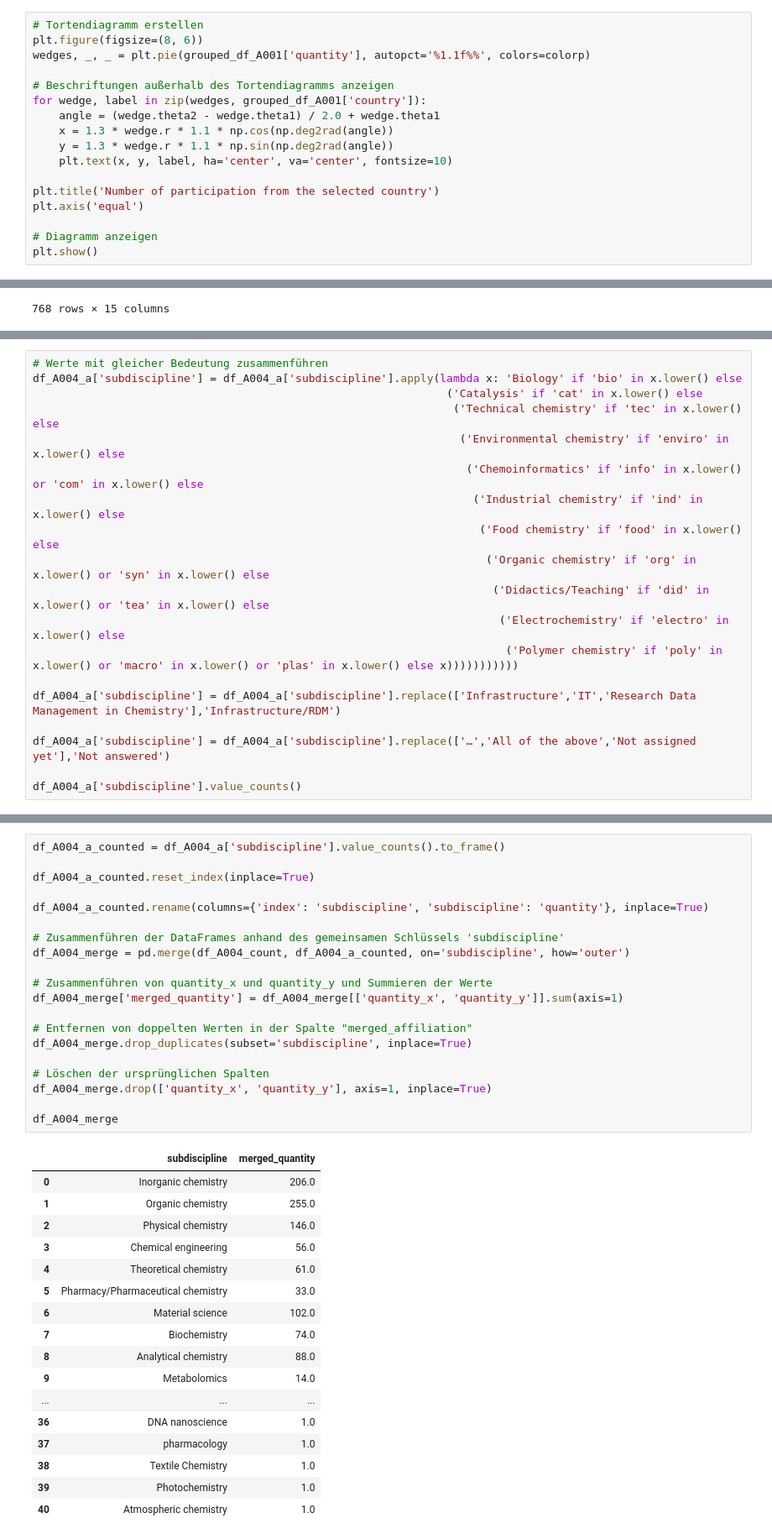
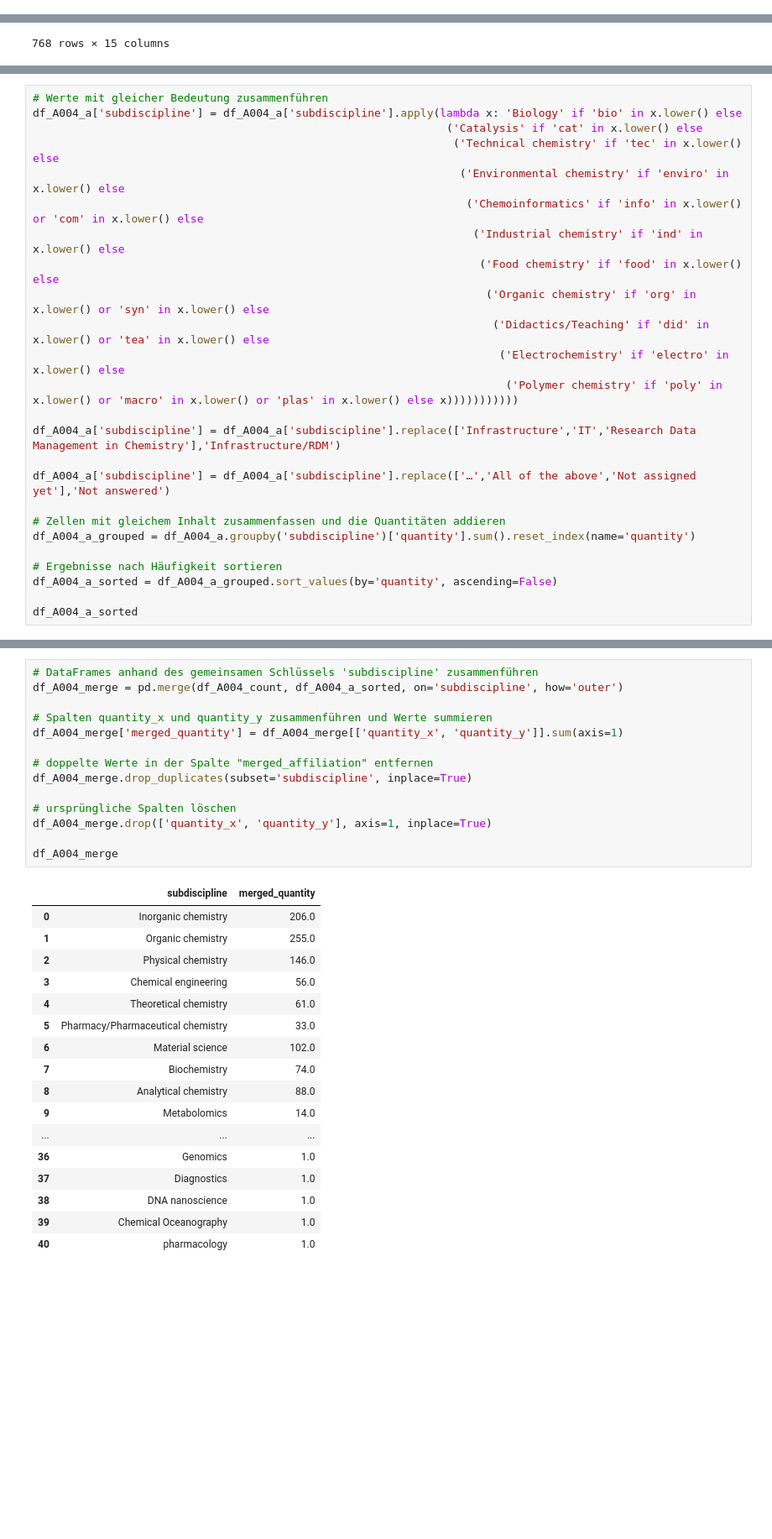
Before and after one commit to DanielaACUB/2022.2023_Data_Librarian_Daniela_Hausen, a Jupyter notebook: Modul_6/General Information - Auswertung der Community-Umfrage von NFDI4Chem (2023).ipynb, the cells around one changed output, grey strips where cells are left out. Shown at 84% size. Cells and saved outputs as stored; diff of their text form; blank space fills up the shorter version.

```diff
--- a/Modul_6/General Information - Auswertung der Community-Umfrage von NFDI4Chem (2023).ipynb
+++ b/Modul_6/General Information - Auswertung der Community-Umfrage von NFDI4Chem (2023).ipynb
@@ -402,17 +336,0 @@ plt.show()
-# %%
-# Tortendiagramm erstellen
-plt.figure(figsize=(8, 6))
-wedges, _, _ = plt.pie(grouped_df_A001['quantity'], autopct='%1.1f%%', colors=colorp)
-
-# Beschriftungen außerhalb des Tortendiagramms anzeigen
-for wedge, label in zip(wedges, grouped_df_A001['country']):
-    angle = (wedge.theta2 - wedge.theta1) / 2.0 + wedge.theta1
-    x = 1.3 * wedge.r * 1.1 * np.cos(np.deg2rad(angle))
-    y = 1.3 * wedge.r * 1.1 * np.sin(np.deg2rad(angle))
-    plt.text(x, y, label, ha='center', va='center', fontsize=10)
-
-plt.title('Number of participation from the selected country')
-plt.axis('equal')
-
-# Diagramm anzeigen
-plt.show()
@@ -1344,5 +1114,11 @@ df_A004_a['subdiscipline'] = df_A004_a['subdiscipline'].replace(['Infrastructure
 
 df_A004_a['subdiscipline'] = df_A004_a['subdiscipline'].replace(['…','All of the above','Not assigned yet'],'Not answered')
 
-df_A004_a['subdiscipline'].value_counts()
+# Zellen mit gleichem Inhalt zusammenfassen und die Quantitäten addieren
+df_A004_a_grouped = df_A004_a.groupby('subdiscipline')['quantity'].sum().reset_index(name='quantity')
+
+# Ergebnisse nach Häufigkeit sortieren
+df_A004_a_sorted = df_A004_a_grouped.sort_values(by='quantity', ascending=False)
+
+df_A004_a_sorted
 # %% [output]
@@ -1366,39 +1142,33 @@ Name: subdiscipline, dtype: int64
 # %%
-df_A004_a_counted = df_A004_a['subdiscipline'].value_counts().to_frame()
+# DataFrames anhand des gemeinsamen Schlüssels 'subdiscipline' zusammenführen
+df_A004_merge = pd.merge(df_A004_count, df_A004_a_sorted, on='subdiscipline', how='outer')
 
-df_A004_a_counted.reset_index(inplace=True)
-
-df_A004_a_counted.rename(columns={'index': 'subdiscipline', 'subdiscipline': 'quantity'}, inplace=True)
-
-# Zusammenführen der DataFrames anhand des gemeinsamen Schlüssels 'subdiscipline'
-df_A004_merge = pd.merge(df_A004_count, df_A004_a_counted, on='subdiscipline', how='outer')
-
-# Zusammenführen von quantity_x und quantity_y und Summieren der Werte
+# Spalten quantity_x und quantity_y zusammenführen und Werte summieren
 df_A004_merge['merged_quantity'] = df_A004_merge[['quantity_x', 'quantity_y']].sum(axis=1)
 
-# Entfernen von doppelten Werten in der Spalte "merged_affiliation"
+# doppelte Werte in der Spalte "merged_affiliation" entfernen
 df_A004_merge.drop_duplicates(subset='subdiscipline', inplace=True)
 
-# Löschen der ursprünglichen Spalten
+# ursprüngliche Spalten löschen
 df_A004_merge.drop(['quantity_x', 'quantity_y'], axis=1, inplace=True)
 
 df_A004_merge
 # %% [output]
 |  | subdiscipline | merged_quantity |
 | 0 | Inorganic chemistry | 206.0 |
 | 1 | Organic chemistry | 255.0 |
 | 2 | Physical chemistry | 146.0 |
 | 3 | Chemical engineering | 56.0 |
 | 4 | Theoretical chemistry | 61.0 |
 | 5 | Pharmacy/Pharmaceutical chemistry | 33.0 |
 | 6 | Material science | 102.0 |
 | 7 | Biochemistry | 74.0 |
 | 8 | Analytical chemistry | 88.0 |
 | 9 | Metabolomics | 14.0 |
 | ... | ... | ... |
-| 36 | DNA nanoscience | 1.0 |
-| 37 | pharmacology | 1.0 |
-| 38 | Textile Chemistry | 1.0 |
-| 39 | Photochemistry | 1.0 |
-| 40 | Atmospheric chemistry | 1.0 |
+| 36 | Genomics | 1.0 |
+| 37 | Diagnostics | 1.0 |
+| 38 | DNA nanoscience | 1.0 |
+| 39 | Chemical Oceanography | 1.0 |
+| 40 | pharmacology | 1.0 |
 # %%
```
Also changed, not shown: parts of 44 cells of this notebook, 2 other files.
